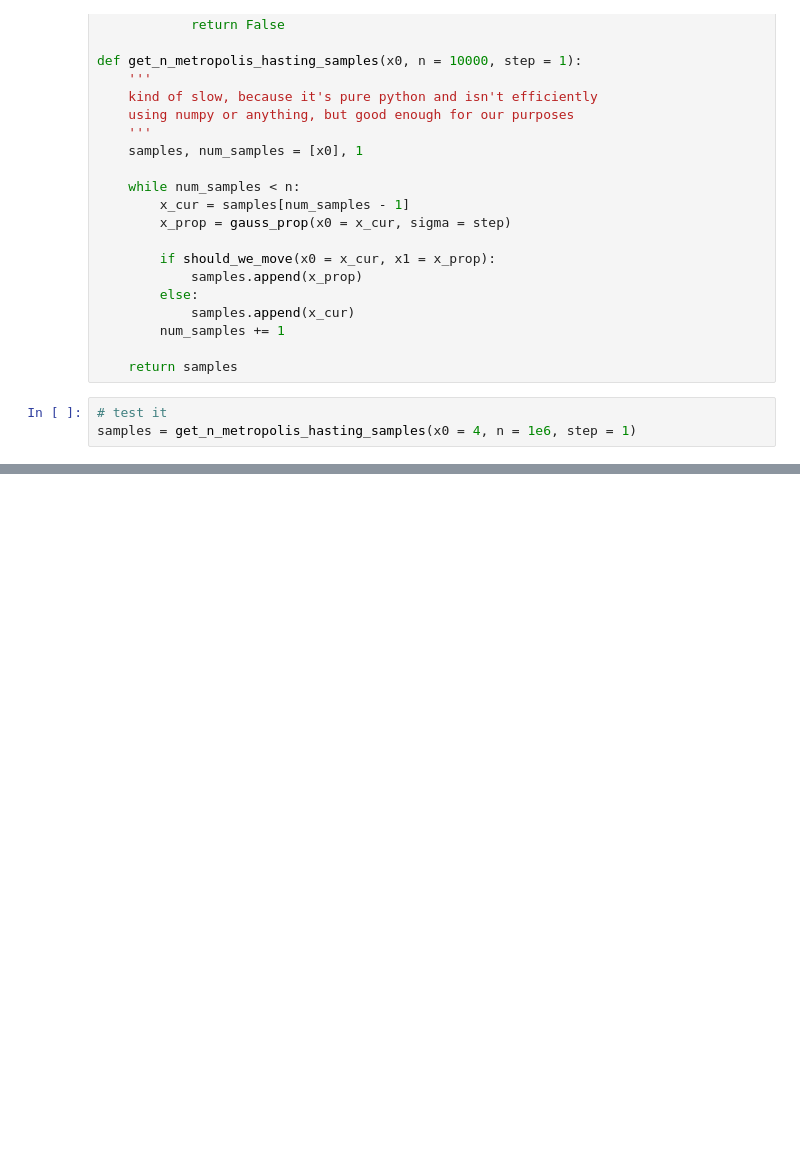
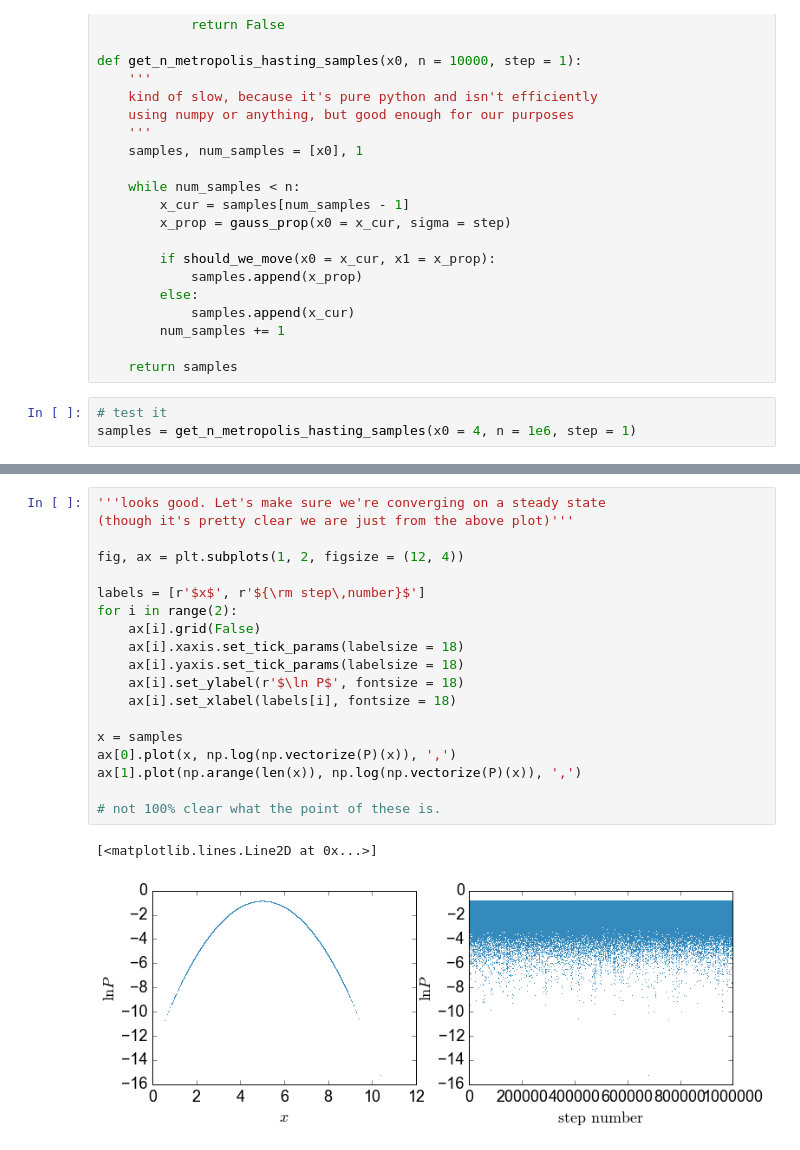
Before and after one commit to kareemelbadry/astr_250, a Jupyter notebook: hw1/Astr_250_HW1.ipynb, the cells around one changed output, grey strips where cells are left out. Cells and saved outputs as stored; diff of their text form; blank space fills up the shorter version.

```diff
--- a/hw1/Astr_250_HW1.ipynb
+++ b/hw1/Astr_250_HW1.ipynb
@@ -84,0 +86,22 @@ ax.ylabel(r'$')
+# %%
+'''looks good. Let's make sure we're converging on a steady state
+(though it's pretty clear we are just from the above plot)'''
+
+fig, ax = plt.subplots(1, 2, figsize = (12, 4))
+
+labels = [r'$x$', r'${\rm step\,number}$']
+for i in range(2):
+    ax[i].grid(False)
+    ax[i].xaxis.set_tick_params(labelsize = 18)
+    ax[i].yaxis.set_tick_params(labelsize = 18)
+    ax[i].set_ylabel(r'$\ln P$', fontsize = 18)
+    ax[i].set_xlabel(labels[i], fontsize = 18)
+
+x = samples
+ax[0].plot(x, np.log(np.vectorize(P)(x)), ',')
+ax[1].plot(np.arange(len(x)), np.log(np.vectorize(P)(x)), ',')
+
+# not 100% clear what the point of these is.
+# %% [output]
+[<matplotlib.lines.Line2D at 0x...>]
+[figure, added]
```
Also changed, not shown: parts of 1 cell of this notebook.
